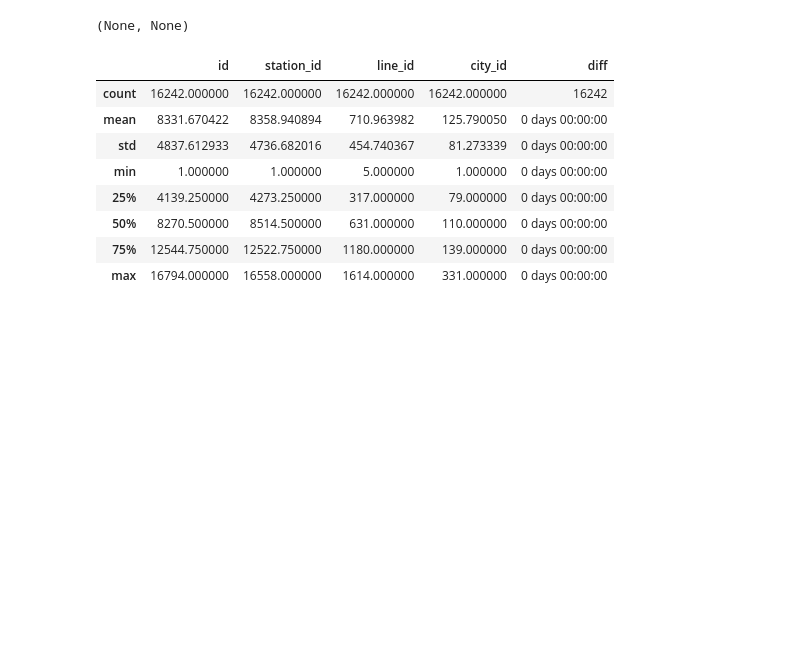
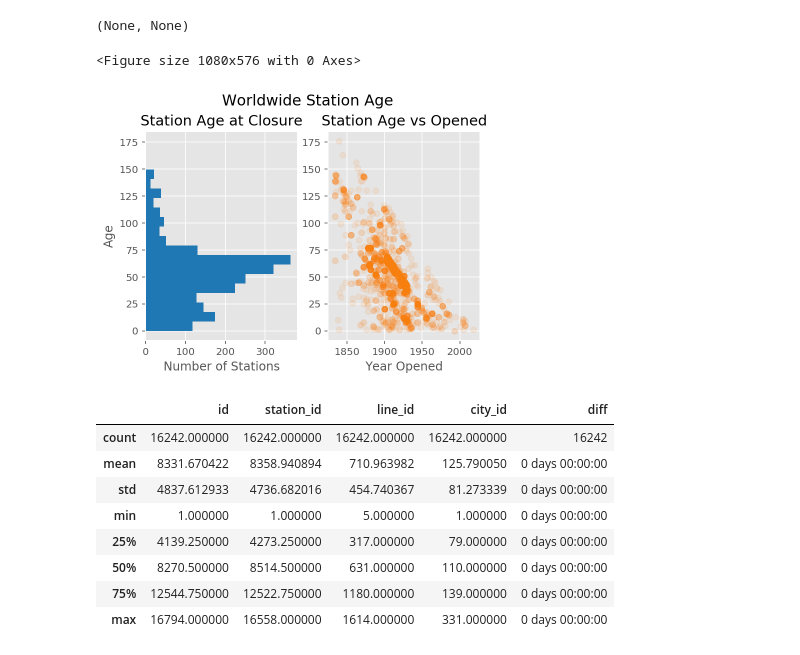
Before and after one commit to Cynz300/transit-lines-casestudy, a Jupyter notebook: transit_ig.ipynb, the cells around one changed output. Drawn from its saved outputs; the diff is of its cells as text; code cells hidden in the pictures; blank space fills up the shorter version.

```diff
--- a/transit_ig.ipynb
+++ b/transit_ig.ipynb
@@ -241,3 +243,22 @@ memory usage: 457.4+ KB
+# %%
+st_lifetime = st_lifetime[['id', 'long', 'lat', 'opening', 'closure', 'lifetime']]
+
+plt.figure(figsize = (15,8))
+fig, axs = plt.subplots(1,2)
+axs[0].hist(st_lifetime['lifetime'], bins = 20, orientation = 'horizontal', color = '#1f77b4')
+axs[0].set_title("Station Age at Closure")
+axs[0].set_ylabel("Age")
+axs[0].set_xlabel("Number of Stations")
+axs[1].scatter(st_lifetime['opening'], st_lifetime['lifetime'], color = '#ff7f0e', alpha = 0.1)
+axs[1].set_title("Station Age vs Opened")
+axs[1].set_xlabel("Year Opened")
+fig.suptitle('Worldwide Station Age', fontsize = 15)
+plt.subplots_adjust(left=None, bottom=None, right=None, top=0.85, wspace=None, hspace=None)
+# fig.tight_layout()
+plt.savefig('png/worldwide_station_age.png')
+# %% [output]
+<Figure size 1080x576 with 0 Axes>
+[figure, added]
 # %%
 station_lines['created_at'] = pd.to_datetime(station_lines['created_at'])
 station_lines['updated_at'] = pd.to_datetime(station_lines['updated_at'])
```
Also changed, not shown: parts of 3 cells of this notebook, 2 other files.
